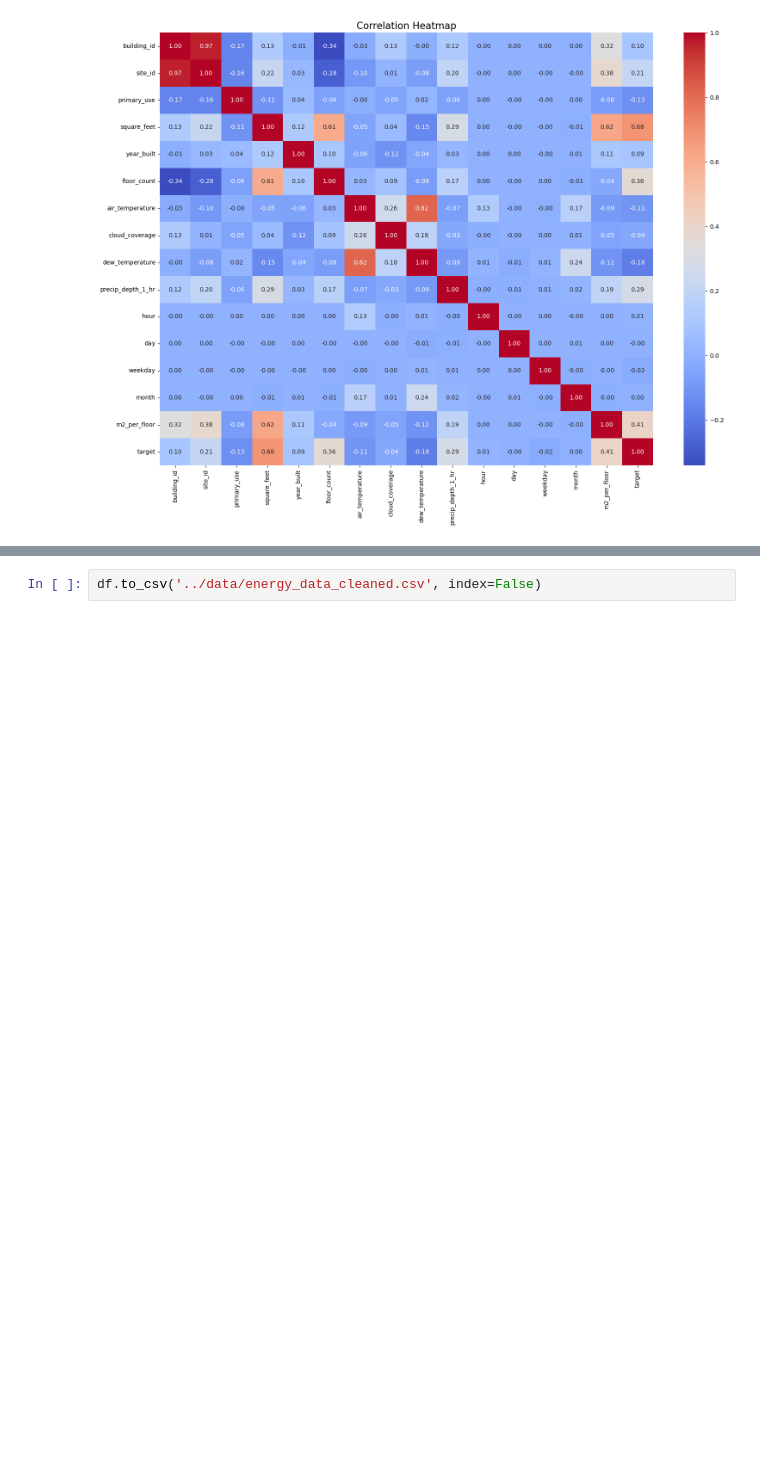
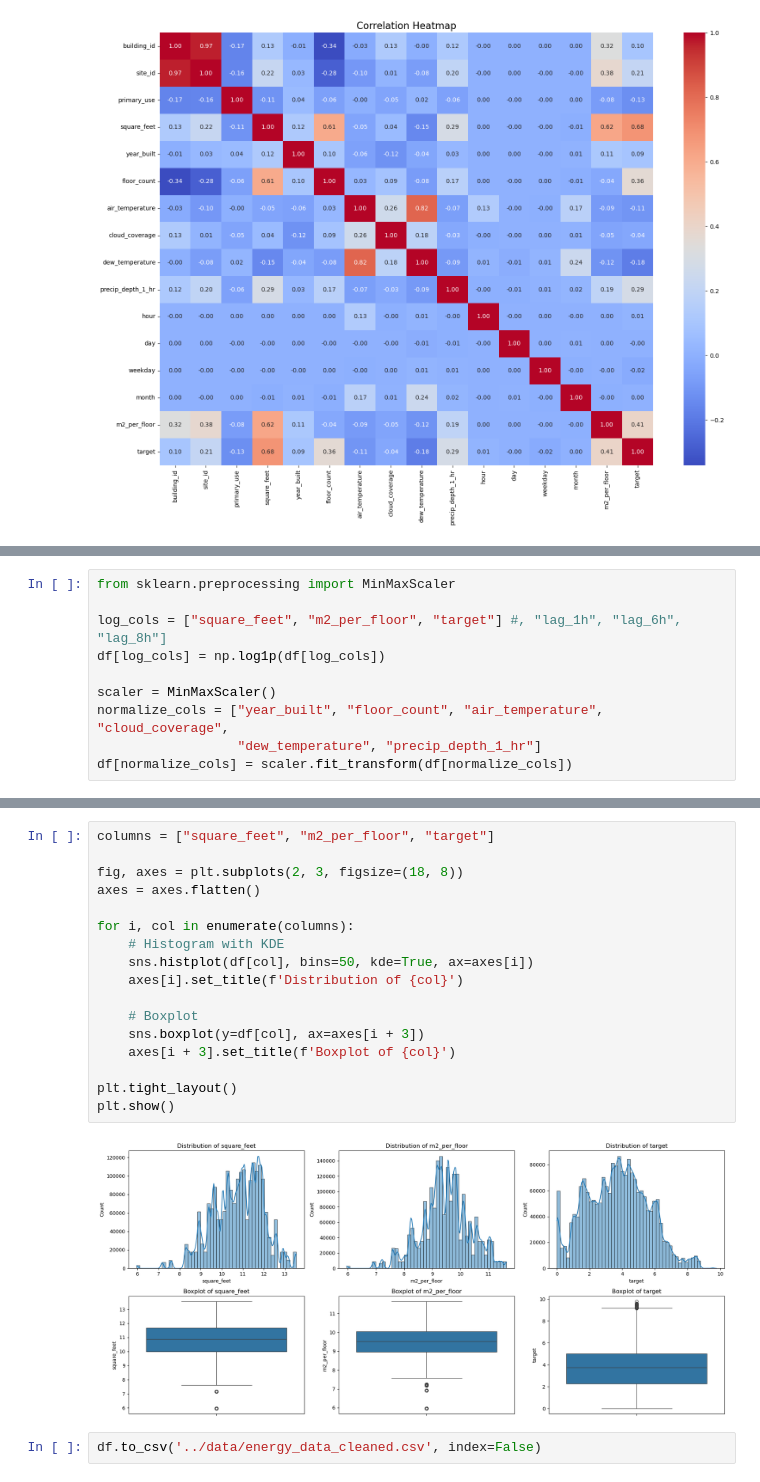
Before and after one commit to cristiano-nicolau/energy_consumption_prediction, a Jupyter notebook: EDA/eda.ipynb, the cells around one changed output, grey strips where cells are left out. Drawn from its saved outputs; the diff is of its cells as text; blank space fills up the shorter version.

```diff
--- a/EDA/eda.ipynb
+++ b/EDA/eda.ipynb
@@ -435,0 +454,10 @@ plt.show()
+# %%
+from sklearn.preprocessing import MinMaxScaler
+
+log_cols = ["square_feet", "m2_per_floor", "target"] #, "lag_1h", "lag_6h", "lag_8h"]
+df[log_cols] = np.log1p(df[log_cols])
+
+scaler = MinMaxScaler()
+normalize_cols = ["year_built", "floor_count", "air_temperature", "cloud_coverage",
+                  "dew_temperature", "precip_depth_1_hr"]
+df[normalize_cols] = scaler.fit_transform(df[normalize_cols])
@@ -436,2 +473,21 @@ plt.show()
+# %%
+columns = ["square_feet", "m2_per_floor", "target"]
+
+fig, axes = plt.subplots(2, 3, figsize=(18, 8))
+axes = axes.flatten()
+
+for i, col in enumerate(columns):
+    # Histogram with KDE
+    sns.histplot(df[col], bins=50, kde=True, ax=axes[i])
+    axes[i].set_title(f'Distribution of {col}')
+
+    # Boxplot
+    sns.boxplot(y=df[col], ax=axes[i + 3])
+    axes[i + 3].set_title(f'Boxplot of {col}')
+
+plt.tight_layout()
+plt.show()
+# %% [output]
+[figure, added]
 # %%
 df.to_csv('../data/energy_data_cleaned.csv', index=False)
```
Also changed, not shown: parts of 9 cells of this notebook, 3 other files.
